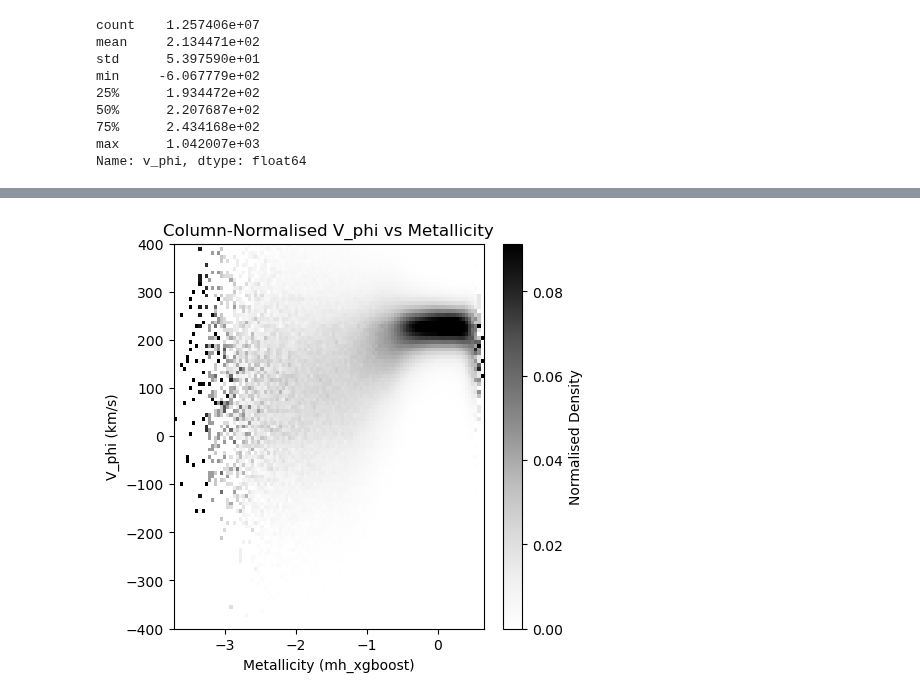
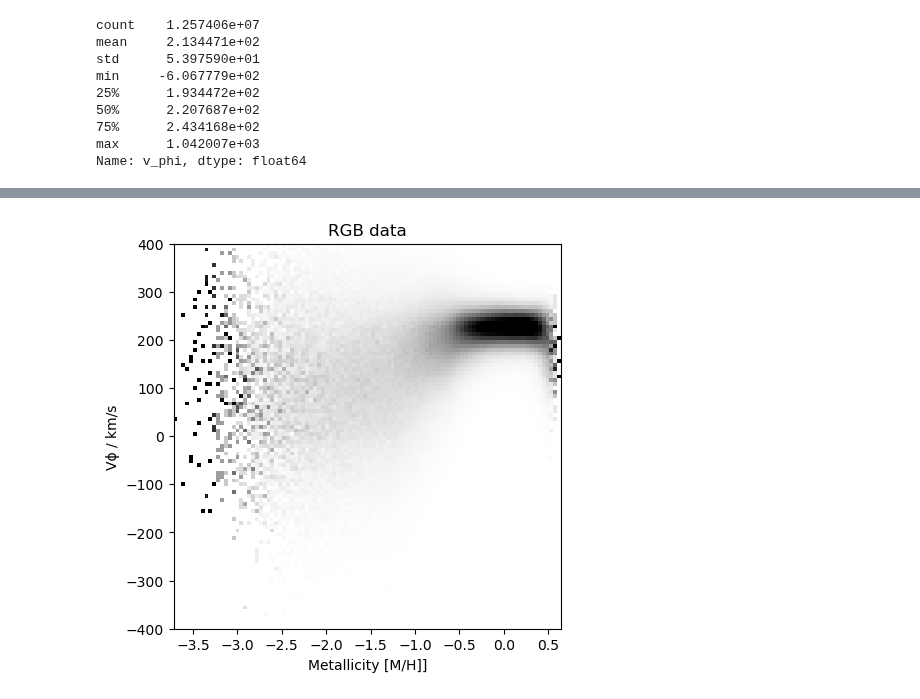
Before and after one commit to raunaq-rai/Disentangling-the-Milky-Way-using-GMM, a Jupyter notebook: Figure_2.ipynb, the cells around one changed output, grey strips where cells are left out. Saved outputs shown, nothing was run; the diff lists cells and outputs as text; code cells hidden in the pictures.

Commit message:
figure 2 update

```diff
--- a/Figure_2.ipynb
+++ b/Figure_2.ipynb
@@ -61,16 +41,0 @@ df_filtered.head()
-# %%
-# Example observed data (replace with your dataset)
-ra = 45.136038 * u.deg
-dec = 0.335043 * u.deg
-distance = 696.278320 * u.pc
-pm_ra = -0.711280 * u.mas / u.yr
-pm_dec = -1.412098 * u.mas / u.yr
-vlos = -0.738894 * u.km / u.s
-
-# Initialize orbit in Galactocentric frame
-orbit = Orbit(
-    [ra, dec, distance, pm_ra, pm_dec, vlos],
-    radec=True,
-    ro=8.0,  # Distance to the Galactic centre in kpc
-    vo=220.0,  # Circular velocity at Solar radius in km/s
-)
@@ -336,38 +161,34 @@ metallicity = df_RGB['mh_xgboost']
 v_phi = df_RGB['v_phi']
 
 # Define the number of bins
 num_bins = 100
 
 # Create the bin edges for metallicity and v_phi
 metallicity_bins = np.linspace(metallicity.min(), metallicity.max(), num_bins + 1)
 v_phi_bins = np.linspace(-400, 400, num_bins + 1)
 
 # Create the 2D histogram
 hist, metallicity_edges, v_phi_edges = np.histogram2d(
     metallicity, v_phi, bins=[metallicity_bins, v_phi_bins]
 )
 
 # Column-normalise the histogram (normalise along the metallicity axis)
 metallicity_sums = hist.sum(axis=1, keepdims=True)  # Sum of each metallicity section
 metallicity_sums[metallicity_sums == 0] = 1  # Avoid division by zero
 hist_normalised = hist / metallicity_sums  # Normalise each metallicity section
 
 # Plot the normalised histogram
 plt.figure(figsize=(5, 5))
 plt.pcolormesh(
     metallicity_edges, v_phi_edges, hist_normalised.T,
     cmap='Greys', norm=Normalize(vmin=0, vmax=np.percentile(hist_normalised, 99))
 )
 
-# Add a colour bar
-cbar = plt.colorbar()
-cbar.set_label('Normalised Density')
-
 # Set axis labels and title
-plt.xlabel('Metallicity (mh_xgboost)')
-plt.ylabel('V_phi (km/s)')
-plt.title('Column-Normalised V_phi vs Metallicity')
+plt.xlabel('Metallicity [M/H]]')
+plt.ylabel('Vϕ / km/s')
+plt.title('RGB data')
 plt.ylim(-400, 400)
 plt.show()
 # %% [output]
-[figure, old version]
+[figure, new version]
```
Also changed, not shown: parts of 11 cells of this notebook.
